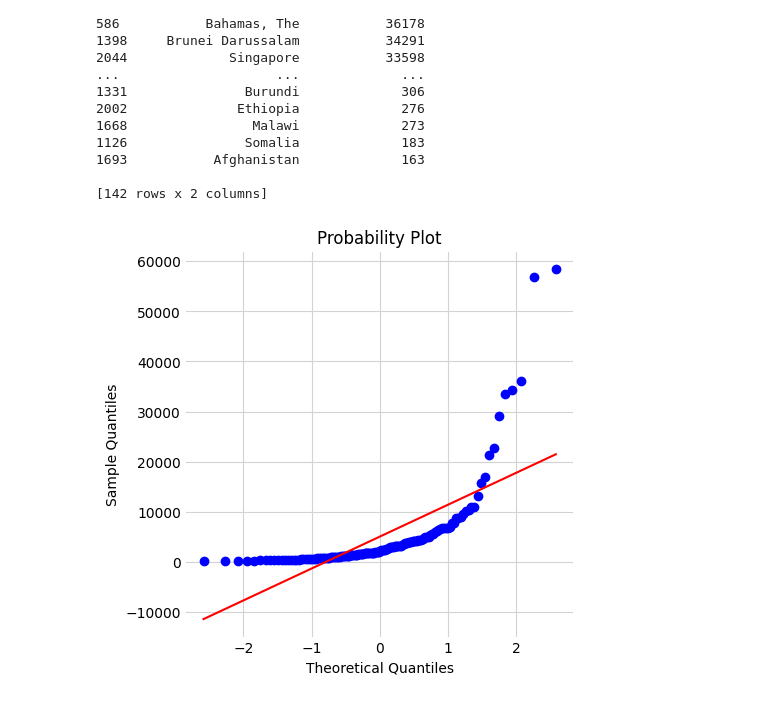
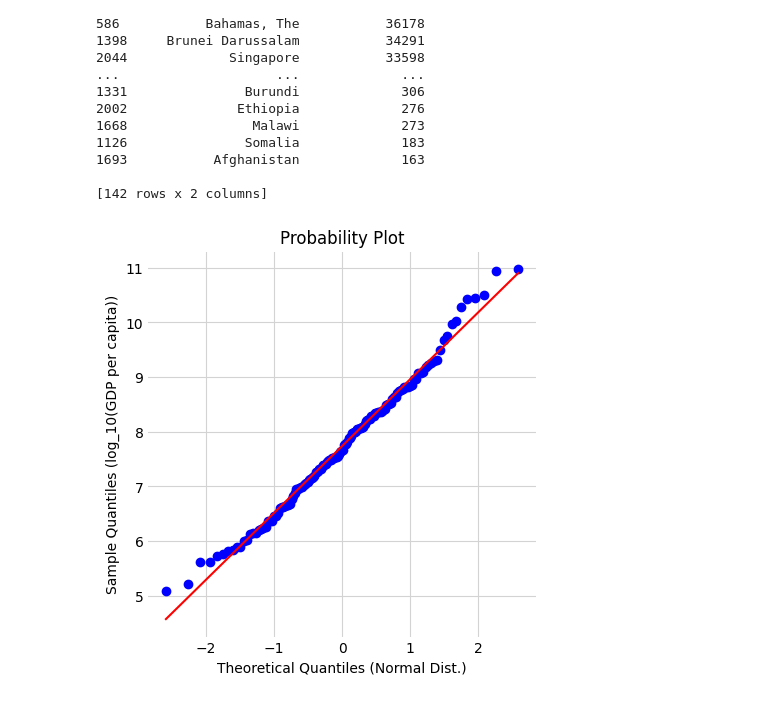
Before and after one commit to Leroymilo/DataVis, a Jupyter notebook: L2/AdriaanL_AcadWrit_DataViz_Lesson2.ipynb, the cells around one changed output. Cells and saved outputs as stored; diff of their text form; code cells hidden in the pictures.

```diff
--- a/L2/AdriaanL_AcadWrit_DataViz_Lesson2.ipynb
+++ b/L2/AdriaanL_AcadWrit_DataViz_Lesson2.ipynb
@@ -1837,21 +1837,21 @@ print(developing_GDP)
 # %%
 plt.figure(figsize=(5, 5))
 
 # Simple Q-Q plot using scipy.stats.probplot
-stats.probplot(developing_GDP['GDP_per_capita'],
+stats.probplot(np.log(developing_GDP['GDP_per_capita']),
                plot=plt)
 
 # Set label
-plt.xlabel('Theoretical Quantiles')
-plt.ylabel('Sample Quantiles')
+plt.xlabel('Theoretical Quantiles (Normal Dist.)')
+plt.ylabel('Sample Quantiles (log_10(GDP per capita))')
 
 # Set major and minor y-axis grid
 plt.grid(color='lightgrey', linestyle='-', zorder=0)
 
 # Remove the box and ticks
 plt.gca().spines[['top','right','left','bottom']].set_visible(False)
 plt.gca().tick_params(length=0)
 
 plt.show()
 # %% [output]
-[figure, old version]
+[figure, new version]
```
Also changed, not shown: parts of 4 cells of this notebook.
